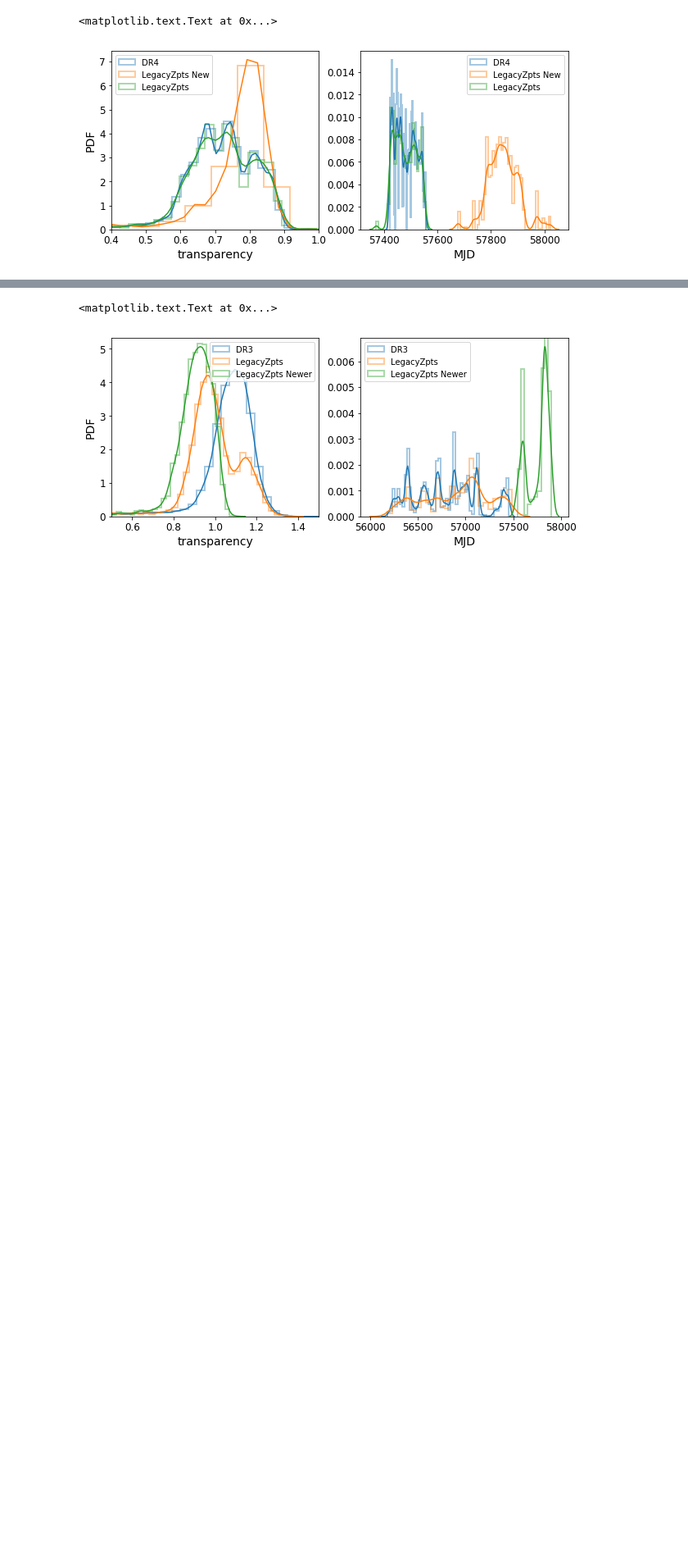
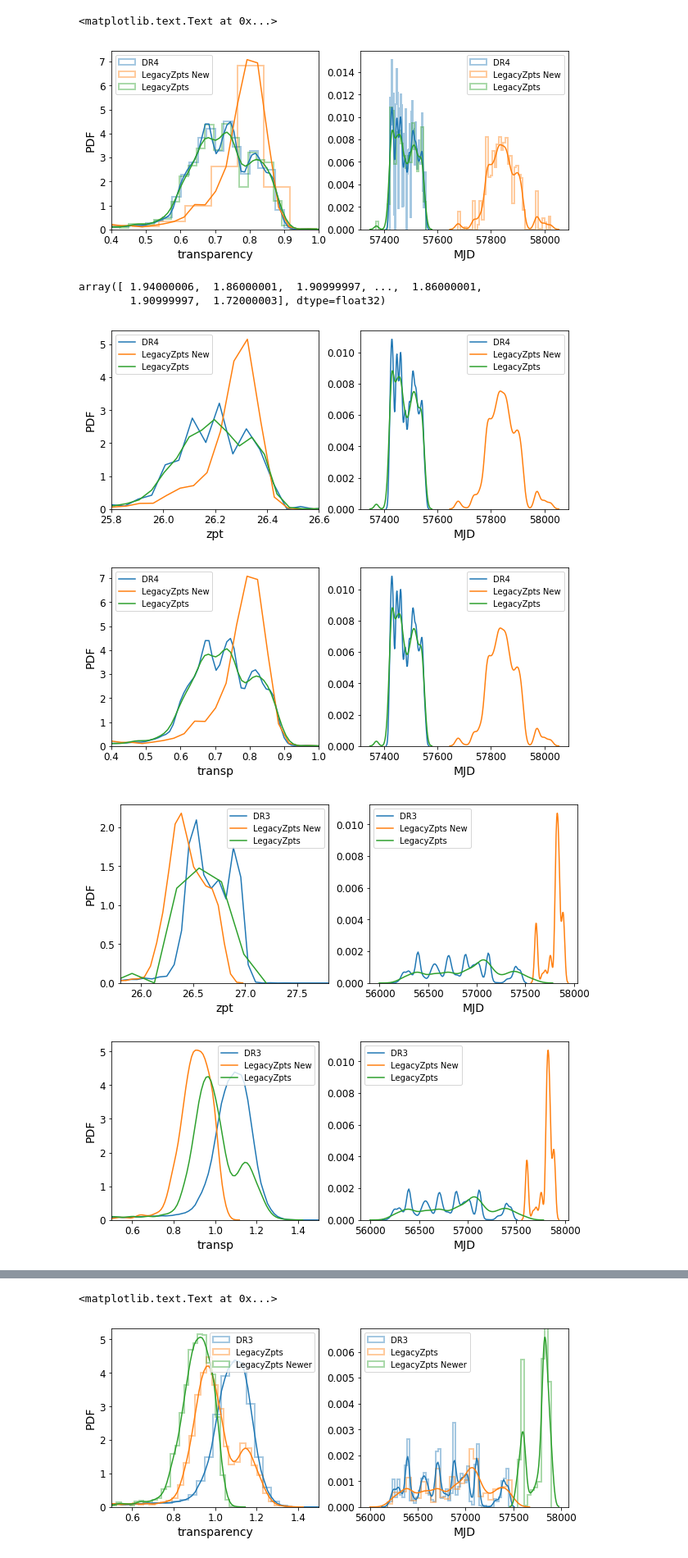
Before and after one commit to legacysurvey/legacyzpts, a Jupyter notebook: doc/nb/Strategy_Paper.ipynb, the cells around one changed output, grey strips where cells are left out. Shown at 82% size. Drawn from its saved outputs; the diff is of its cells as text; code cells hidden in the pictures; blank space fills up the shorter version.

Commit message:
adding hist at diff mjd

```diff
--- a/doc/nb/Strategy_Paper.ipynb
+++ b/doc/nb/Strategy_Paper.ipynb
@@ -469,3 +469,70 @@ ax[1].set_xlabel('MJD')
 # %% [output]
 <matplotlib.text.Text at 0x...>
 [figure]
+# %%
+dr.arawgain
+# %% [output]
+array([ 1.94000006,  1.86000001,  1.90999997, ...,  1.86000001,
+        1.90999997,  1.72000003], dtype=float32)
+# %%
+def convert_idl2legacy(camera,dr,key):
+    """dr is dr3 or dr4 survey-ccds fit table"""
+    assert(key in ['zpt','transp'])
+    if camera == 'mosaic':
+        val= dr.get('ccd'+key)
+    elif camera == 'decam':
+        if key == 'zpt':
+            val= dr.get('ccd'+key) + 2.5*np.log10(dr.arawgain)
+        elif key == 'transp':
+            val= dr.get('ccd'+key) * 1# dr.arawgain
+    dr.set('ccd'+key+'_legunits',val)
+
+def plot_hist_at_diff_mjd(camera,dr,key):
+    """dr is dr3 or dr4 survey-ccds fit table"""
+    assert(key in ['zpt','transp'])
+    convert_idl2legacy(camera,dr,key)
+
+    mjdBoundary= dict(mosaic=57600,
+                      decam=57500)
+    xlim=dict(mosaic=dict(transp=(0.4,1.),
+                          zpt=(25.8,26.6)),
+              decam=dict(transp=(0.5,1.5),
+                         zpt=(25.8,27.8)))
+    label=dict(mosaic='DR4',decam='DR3')
+
+    fig,ax=plt.subplots(1,2,figsize=(10,4))
+
+    kwargs= dict(kde=True,hist=False,
+                 hist_kws={"histtype": "step",'lw':2})
+
+    if key == 'transp':
+        keep= dr.get('ccd'+key+'_legunits') < 2
+    elif key == 'zpt':
+        keep= ((dr.get('ccd'+key+'_legunits') < 29) &
+               (dr.get('ccd'+key+'_legunits') > 20))
+
+    sns.distplot(dr.get('ccd'+key+'_legunits')[keep],
+                 ax=ax[0],label=label[camera],**kwargs)
+    isNew= getattr(z,camera).mjd_obs > 57600
+    sns.distplot(getattr(z,camera).get(key)[isNew],ax=ax[0],label='LegacyZpts New',**kwargs)
+    sns.distplot(getattr(z,camera).get(key)[~isNew],ax=ax[0],label='LegacyZpts',**kwargs)
+    ax[0].legend()
+    ax[0].set_xlim(xlim[camera][key])
+    ax[0].set_xlabel(key)
+    ax[0].set_ylabel('PDF')
+
+    sns.distplot(dr.mjd_obs[keep],ax=ax[1],label=label[camera],**kwargs)
+    sns.distplot(getattr(z,camera).mjd_obs[isNew],ax=ax[1],label='LegacyZpts New',**kwargs)
+    sns.distplot(getattr(z,camera).mjd_obs[~isNew],ax=ax[1],label='LegacyZpts',**kwargs)
+    ax[1].legend()
+    ax[1].set_xlabel('MJD')
+
+plot_hist_at_diff_mjd('mosaic',dr4,'zpt')
+plot_hist_at_diff_mjd('mosaic',dr4,'transp')
+plot_hist_at_diff_mjd('decam',dr3,'zpt')
+plot_hist_at_diff_mjd('decam',dr3,'transp')
+# %% [output]
+[figure, added]
+[figure, added]
+[figure, added]
+[figure, added]
```
Also changed, not shown: parts of 1 cell of this notebook, 1 other file.
